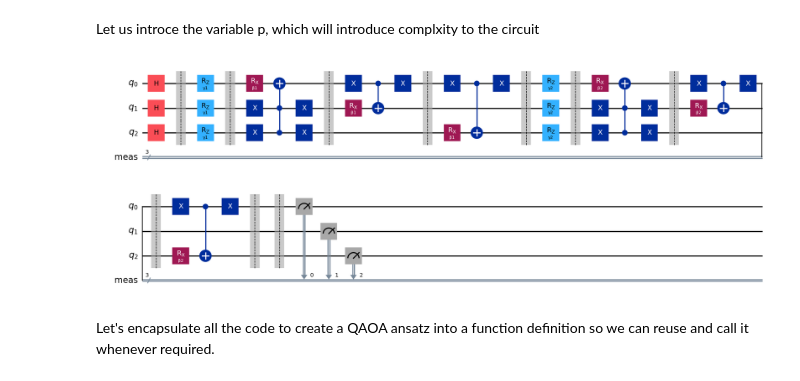
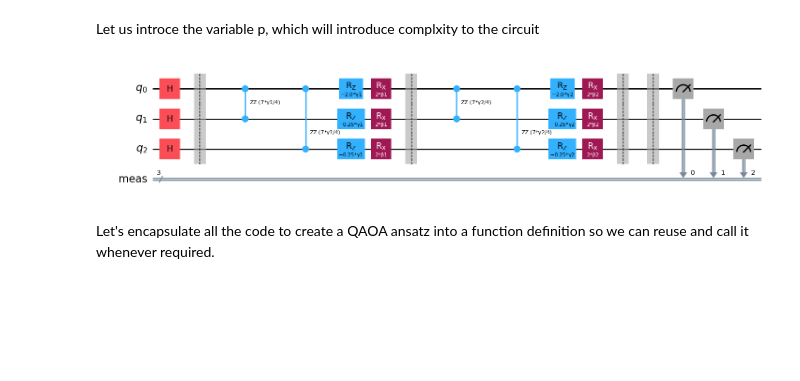
Before and after one commit to Matrixmang0/MIS-QAOA, a Jupyter notebook: QAOA-QAS for MIS.ipynb, the cells around one changed output. Saved outputs shown, nothing was run; the diff lists cells and outputs as text; code cells hidden in the pictures; blank space fills up the shorter version.

```diff
--- a/QAOA-QAS for MIS.ipynb
+++ b/QAOA-QAS for MIS.ipynb
@@ -183,8 +189,8 @@ num_nodes1 = 3  # Adjust this according to your graph size
 
 # Initialize the quantum circuit with Hadamard gates
 qc = QuantumCircuit(num_nodes1)
-for i in range(num_nodes1):
-    qc.h(i)
+
+qc.h(range(num_nodes1))
 
 qc.barrier()  # Add barrier for clarity
 
@@ -202,15 +208,21 @@ num_nodes1 = 3  # Adjust this according to your graph size
 
 # Initialize the quantum circuit with Hadamard gates
 qc = QuantumCircuit(num_nodes1)
-for i in range(num_nodes1):
-    qc.h(i)
+
+qc.h(range(num_nodes1))
 
 # Define a parameter for the Rz gates
 gamma_1 = Parameter('γ₁')
 
-# Apply parameterized Rz gates
-for i in range(num_nodes1):
-    qc.rz(gamma_1, i)
+degree_list = [0]*num_nodes1
+
+for (i, j, w) in edgesG1:
+    qc.rzz(J*gamma_1/4, i, j)
+    degree_list[i] += 1
+    degree_list[j] += 1
+
+for node in range(num_nodes1):
+    qc.rz(gamma_1*(h/2 - J/4*degree_list[node]), node)
 
 qc.barrier()  # Add barrier for clarity
 
@@ -274,61 +276,52 @@ Let us introce the variable p, which will introduce complxity to the circuit
 # %%
 from qiskit.circuit import QuantumCircuit, Parameter
 
 # Define the number of qubits based on the number of nodes in the graph
 num_nodes1 = 3  # Adjust this according to your graph size
 
-# Number of layers in the QAOA ansatz
+# Let us introduce p - depth of the circuit
 p = 2
 
 # Initialize the quantum circuit with Hadamard gates
 qc = QuantumCircuit(num_nodes1)
-for i in range(num_nodes1):
-    qc.h(i)
+
+qc.h(range(num_nodes1))
 
 qc.barrier()
 
-# Initialize lists to store gamma and beta parameters for each layer
+# Define a parameter for the Rz gates
+
 gamma_params = []
 beta_params = []
 
-# Apply QAOA ansatz for each layer
 for rep in range(p):
-    # Create new parameters for each layer
     gamma_params.append(Parameter(f'γ{rep+1}'))
     beta_params.append(Parameter(f'β{rep+1}'))
 
-    # Apply Rz gates with gamma parameters
-    for i in range(num_nodes1):
-        qc.rz(gamma_params[rep], i)
+    degree_list = [0]*num_nodes1
+
+    for (i, j, w) in edgesG1:
+        qc.rzz(J*gamma_params[rep]/4, i, j)
+        degree_list[i] += 1
+        degree_list[j] += 1
+
+    for node in range(num_nodes1):
+        qc.rz(gamma_params[rep]*(h/2 - J/4*degree_list[node]), node)
+
+    # Introduce gates for Mixer Hamiltonian
+    for node in range(num_nodes1):
+        qc.rx(beta_params[rep]*2, node)
 
     qc.barrier()
 
-    # Apply RX gates and multi-controlled X gates with beta parameters
-    for node in range(num_nodes1):
-        visited_dest = []
-        for edge in edgesG1:
-            if edge[0] == node and edge[1] not in visited_dest:
-                qc.x(edge[1])
-                visited_dest.append(edge[1])
-            elif edge[1] == node and edge[0] not in visited_dest:
-                qc.x(edge[0])
-                visited_dest.append(edge[0])
-        if len(visited_dest) != 0:
-            qc.rx(beta_params[rep], node)
-            qc.mcx(visited_dest, node)
-            for qubit in visited_dest:
-                qc.x(qubit)
-            qc.barrier()
-
-        visited_dest = []
 
 # Measure all qubits
 qc.measure_all()
 
 # Draw the quantum circuit
 qc.draw('mpl')
 # %% [output]
-[figure, old version]
+[figure, new version]
 # %% [markdown]
 Let's encapsulate all the code to create a QAOA ansatz into a function definition so we can reuse and call it whenever required.
 # %%
```
Also changed, not shown: parts of 14 cells of this notebook, 1 other file.
